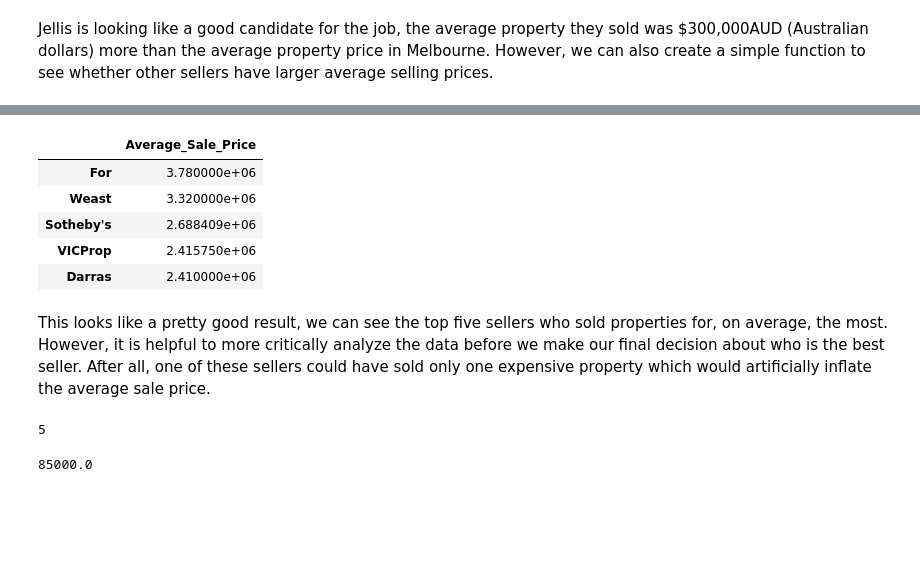
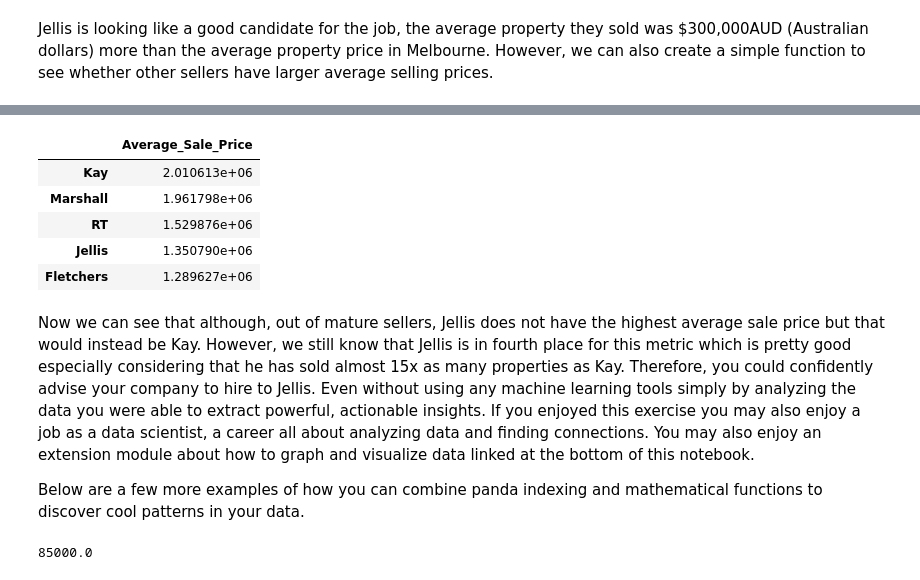
Before and after one commit to UncertainQubit/binder, a Jupyter notebook: lesson1.ipynb, the cells around one changed output, grey strips where cells are left out. Saved outputs shown, nothing was run; the diff lists cells and outputs as text; code cells hidden in the pictures; blank space fills up the shorter version.

Commit message:
FInished first draft of lesson1!

```diff
--- a/lesson1.ipynb
+++ b/lesson1.ipynb
@@ -238,3 +238,14 @@ jellisaverage - df['Price'].mean()
 300616.68348061084
 # %% [markdown]
 Jellis is looking like a good candidate for the job, the average property they sold was \$300,000AUD (Australian dollars) more than the average property price in Melbourne. However, we can also create a simple function to see whether other sellers have larger average selling prices.
+# %%
+pricedata = [] #Creates empty array where we will later store average sale prices
+sellers = df.SellerG.unique() #Creates an array conaining the name of every seller
+for value in sellers: #Iterates through the name of every seller in our array
+    sellerdf = df[df.SellerG == value] #Creates new dataframe containing only the properties sold by one seller
+    average = sellerdf['Price'].mean() #Finds the average sale price of the properties of that seller
+    pricedata.append(average) #Adds the average sale price to the array we created earlier
+sellersdf = pd.DataFrame({'Average_Sale_Price' : pricedata}, index=sellers) #Creates dataframe storing the average sale price indexed by seller
+sellersdf = sellersdf.sort_values(by=['Average_Sale_Price'], ascending=False) #Sorts our dataframe from greatest to least
+sellersdf = sellersdf.dropna(axis=0) #Removes rows with missing values, we'll cover this more later
+sellersdf.head() #Dispays first five rows
@@ -240,0 +261,5 @@ Jellis is looking like a good candidate for the job, the average property they s
+# %%
+mature_sellers = df.SellerG.value_counts()
+mature_sellers = pd.DataFrame({'Number of sales' : mature_sellers})
+mature_sellers = mature_sellers[mature_sellers['Number of sales'] > 250]
+mature_sellers.tail() #Views bottom five rows of a dataframe
@@ -241,35 +273,23 @@ Jellis is looking like a good candidate for the job, the average property they s
 # %%
 pricedata = []
-sellers = df.SellerG.unique() #Creates an array conaining the name of every seller
-for value in sellers:
+mature_sellers = mature_sellers.index #Creates an array conaining the names of only mature sellers
+for value in mature_sellers:
     sellerdf = df[df.SellerG == value]
     average = sellerdf['Price'].mean()
     pricedata.append(average)
-sellersdf = pd.DataFrame({'Average_Sale_Price' : pricedata}, index=sellers)
+sellersdf = pd.DataFrame({'Average_Sale_Price' : pricedata}, index=mature_sellers)
 sellersdf = sellersdf.sort_values(by=['Average_Sale_Price'], ascending=False)
 sellersdf = sellersdf.dropna(axis=0)
 sellersdf.head()
 # %% [output]
 |  | Average_Sale_Price |
-| For | 3.780000e+06 |
-| Weast | 3.320000e+06 |
-| Sotheby's | 2.688409e+06 |
-| VICProp | 2.415750e+06 |
-| Darras | 2.410000e+06 |
+| Kay | 2.010613e+06 |
+| Marshall | 1.961798e+06 |
+| RT | 1.529876e+06 |
+| Jellis | 1.350790e+06 |
+| Fletchers | 1.289627e+06 |
-# %% [markdown]
-This looks like a pretty good result, we can see the top five sellers who sold properties for, on average, the most. However, it is helpful to more critically analyze the data before we make our final decision about who is the best seller. After all, one of these sellers could have sold only one expensive property which would artificially inflate the average sale price.
-# %%
-#In progress, look up avverage number of sales for a mature seller and fix your function above to be actually good.
-count = 0
-for value in df.SellerG:
-    if value == 'Darras':
-        count += 1
-print(count)
-#1
-#1
-#18
-#4
-#5
-# %% [output]
-5
+# %% [markdown]
+Now we can see that although, out of mature sellers, Jellis does not have the highest average sale price but that would instead be Kay. However, we still know that Jellis is in fourth place for this metric which is pretty good especially considering that he has sold almost 15x as many properties as Kay. Therefore, you could confidently advise your company to hire to Jellis. Even without using any machine learning tools simply by analyzing the data you were able to extract powerful, actionable insights. If you enjoyed this exercise you may also enjoy a job as a data scientist, a career all about analyzing data and finding connections. You may also enjoy an extension module about how to graph and visualize data linked at the bottom of this notebook.
+
+Below are a few more examples of how you can combine panda indexing and mathematical functions to discover cool patterns in your data.
 # %%
```
Also changed, not shown: parts of 10 cells of this notebook, 1 other file.
